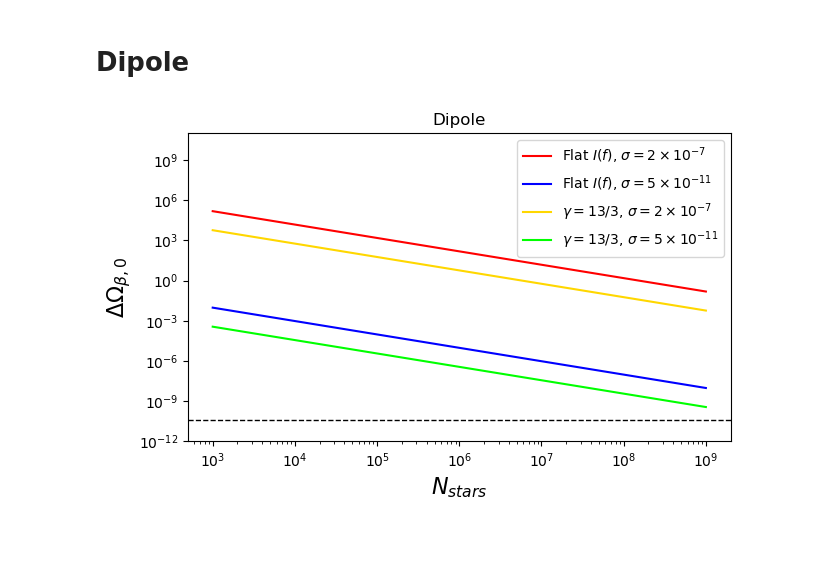
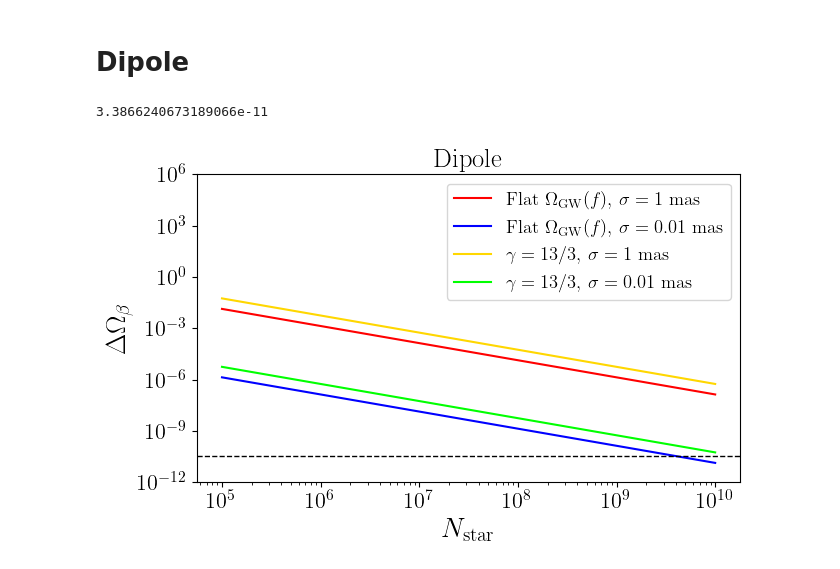
Before and after one commit to MarisolJC/Astrometry_meets_PTAs, a Jupyter notebook: Forecast.ipynb, the cells around one changed output. Cells and saved outputs as stored; diff of their text form; code cells hidden in the pictures; blank space fills up the shorter version.

```diff
--- a/Forecast.ipynb
+++ b/Forecast.ipynb
@@ -10,7 +16,7 @@ cycle = plt.rcParams['axes.prop_cycle'].by_key()['color']
 year = 365*24*3600 # Seconds
 nobsinyear = 2*12 # Assuming stars are observed twice a month
 fstar = (365*24*3600)**(-1)
-tobs = 20/fstar
+tobs = 15/fstar
 nobstot = nobsinyear*(tobs/year)
 
 h0 = 2.15e-18
@@ -49,4 +55,10 @@ nI = -7/3
 factor00 = 0.65 # proporcionality constant for the Trace[H0 H0]
 print(dfgamma(nI))
 print(deltaI0( 2e-7, nI, 1000, factor00))
+
+# Conversion between sigma = 50 mas and sigma in radians.
+Sig1 = 50*(1/1000)*(1/3600)*(2*np.pi/360) # Values taken from the paper G Mentasti and CR Contaldi
+Sig2 = 0.01*(1/1000)*(1/3600)*(2*np.pi/360) # 'Observing GW with Solar system Astrometry'.
+Sig3 = 1*(1/1000)*(1/3600)*(2*np.pi/360)
+print(Sig1, Sig2, Sig3)
 # %% [output]
@@ -89,32 +110,36 @@ plt.savefig("Forecast_Monopole.pdf", bbox_inches='tight')
 # %%
 nI_1 = 0
 nI_2 = -7/3
 factor11 = 0.65
-N = np.arange(1000, 10e8, 10000)
+n_Omega = 2/3
+N = np.arange(10e4, 10e9, 10000)
 
-D_OmegaGW_dip_1 = deltaI0_dipoleTimesbeta( 2e-7, N, factor11, nI_1)*conversion
-D_OmegaGW_dip_2 = deltaI0_dipoleTimesbeta( 5e-11, N, factor11, nI_1)*conversion
-D_OmegaGW_dip_3 = deltaI0_dipoleTimesbeta( 2e-7, N, factor11, nI_2)*conversion
-D_OmegaGW_dip_4 = deltaI0_dipoleTimesbeta( 5e-11, N, factor11, nI_2)*conversion
+D_OmegaGW_dip_1 = deltaI0_dipoleTimesbeta( sigma3, N, factor11, nI_3)*conversion
+D_OmegaGW_dip_2 = deltaI0_dipoleTimesbeta( sigma2, N, factor11, nI_3)*conversion
+D_OmegaGW_dip_3 = deltaI0_dipoleTimesbeta( sigma3, N, factor11, nI_2)*conversion
+D_OmegaGW_dip_4 = deltaI0_dipoleTimesbeta( sigma2, N, factor11, nI_2)*conversion
 
 plt.figure(figsize=(7, 4))
-plt.loglog(N, D_OmegaGW_dip_1, color='r', label='Flat $I(f)$, $\sigma = 2 \\times 10^{-7}$')
-plt.loglog(N, D_OmegaGW_dip_2, color='b', label='Flat $I(f)$, $\sigma = 5 \\times 10^{-11}$')
-plt.loglog(N, D_OmegaGW_dip_3, color='gold', label='$\gamma = 13/3$, $\sigma = 2 \\times 10^{-7}$')
-plt.loglog(N, D_OmegaGW_dip_4, color='lime', label='$\gamma = 13/3$, $\sigma = 5 \\times 10^{-11}$')
-plt.axhline(y=Omega_GW0*4*beta, color='black', linestyle='--', linewidth=1)
-plt.ylim(top =10e10)
+plt.loglog(N, D_OmegaGW_dip_1, color='r', label='Flat $\Omega_{\mathrm{GW}}(f)$, $\sigma = 1$ mas')
+plt.loglog(N, D_OmegaGW_dip_2, color='b', label='Flat $\Omega_{\mathrm{GW}}(f)$, $\sigma = 0.01$ mas')
+plt.loglog(N, D_OmegaGW_dip_3, color='gold', label='$\gamma = 13/3$, $\sigma = 1$ mas')
+plt.loglog(N, D_OmegaGW_dip_4, color='lime', label='$\gamma = 13/3$, $\sigma = 0.01$ mas')
+plt.axhline(y=Omega_GW0*(beta*(4-n_Omega)), color='black', linestyle='--', linewidth=1)
+plt.ylim(top =10e5)
 plt.ylim(bottom =10e-13)
 
-plt.xlabel(r'$N_{stars}$',size=16)
-plt.ylabel(r"$\Delta \Omega_{\beta ,0} $",size=16)
+plt.xlabel(r'$N_{\mathrm{star}}$',size=20)
+plt.ylabel(r"$\Delta \Omega_{\beta} $",size=20)
 plt.title("Dipole")
-plt.legend()
+plt.legend(loc='upper right', fontsize='small')
 #plt.grid(True)
 
+ybeta=Omega_GW0*(beta*(4-n_Omega))
+print(ybeta)
 plt.savefig("Forecast_Dipole_OmTimesbeta.pdf", bbox_inches='tight')
 # %% [output]
+3.3866240673189066e-11
-[figure, old version]
+[figure, new version]
 # %%
 nI_1 = 0
 nI_2 = -7/3
```
Also changed, not shown: parts of 4 cells of this notebook.
